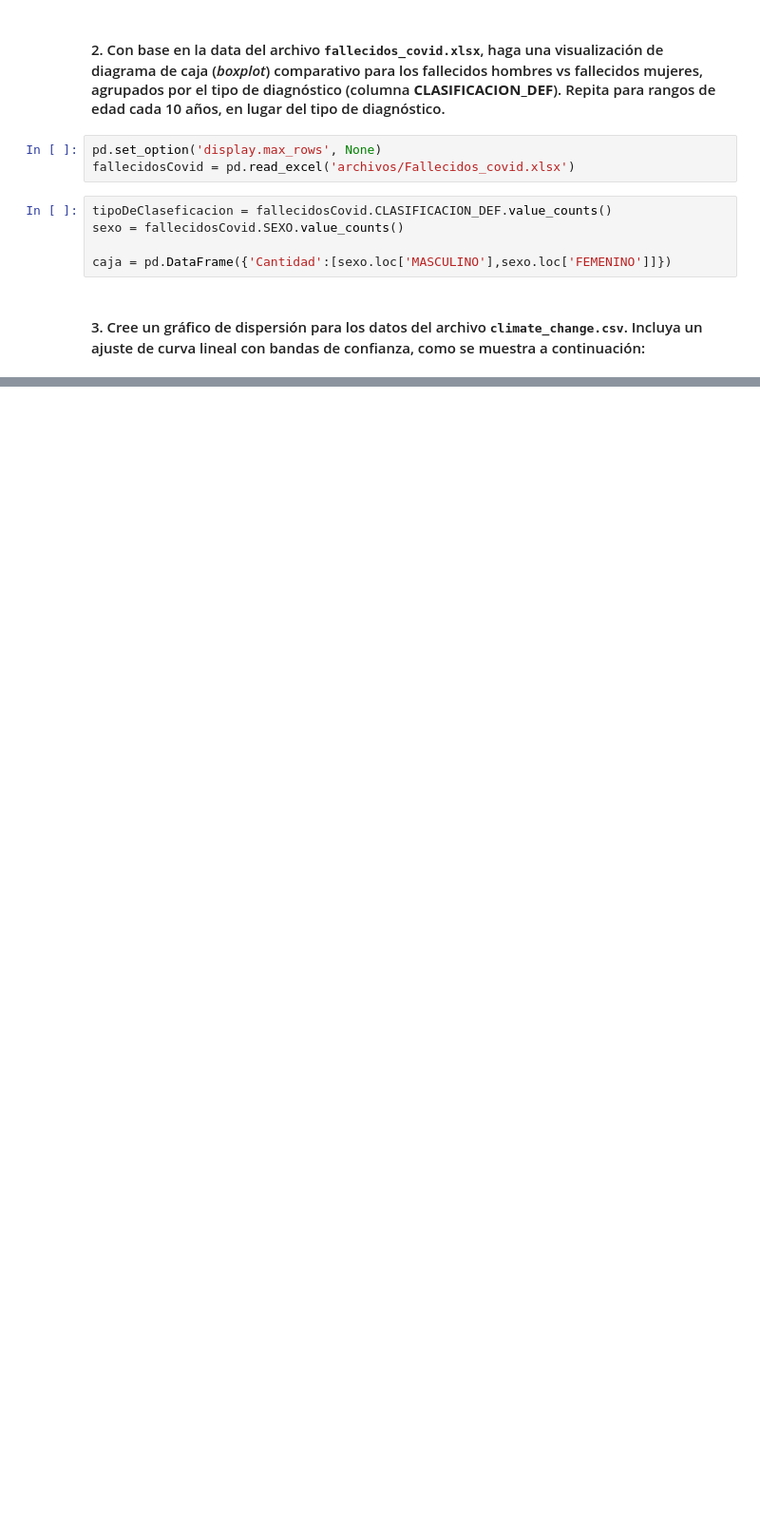
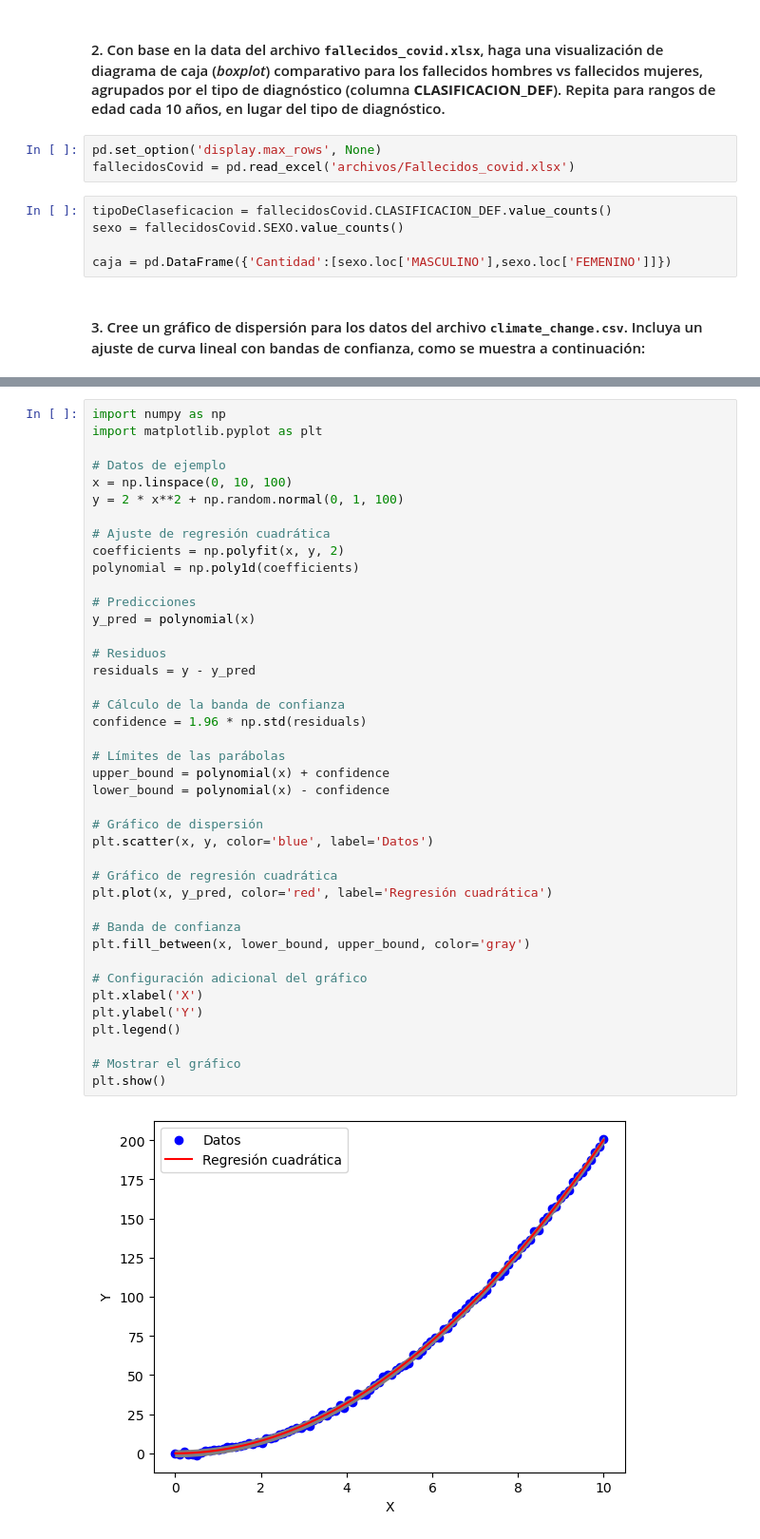
Before and after one commit to jduque56/programacion-EIA, a Jupyter notebook: EntregaMC13/MiniChallenge#13.ipynb, the cells around one changed output, grey strips where cells are left out. Shown at 95% size. Cells and saved outputs as stored; diff of their text form; blank space fills up the shorter version.

```diff
--- a/EntregaMC13/MiniChallenge#13.ipynb
+++ b/EntregaMC13/MiniChallenge#13.ipynb
@@ -90,0 +87,43 @@ KeyError: 'co2'
+# %%
+import numpy as np
+import matplotlib.pyplot as plt
+
+# Datos de ejemplo
+x = np.linspace(0, 10, 100)
+y = 2 * x**2 + np.random.normal(0, 1, 100)
+
+# Ajuste de regresión cuadrática
+coefficients = np.polyfit(x, y, 2)
+polynomial = np.poly1d(coefficients)
+
+# Predicciones
+y_pred = polynomial(x)
+
+# Residuos
+residuals = y - y_pred
+
+# Cálculo de la banda de confianza
+confidence = 1.96 * np.std(residuals)
+
+# Límites de las parábolas
+upper_bound = polynomial(x) + confidence
+lower_bound = polynomial(x) - confidence
+
+# Gráfico de dispersión
+plt.scatter(x, y, color='blue', label='Datos')
+
+# Gráfico de regresión cuadrática
+plt.plot(x, y_pred, color='red', label='Regresión cuadrática')
+
+# Banda de confianza
+plt.fill_between(x, lower_bound, upper_bound, color='gray')
+
+# Configuración adicional del gráfico
+plt.xlabel('X')
+plt.ylabel('Y')
+plt.legend()
+
+# Mostrar el gráfico
+plt.show()
+# %% [output]
+[figure, added]
```
Also changed, not shown: parts of 3 cells of this notebook.
